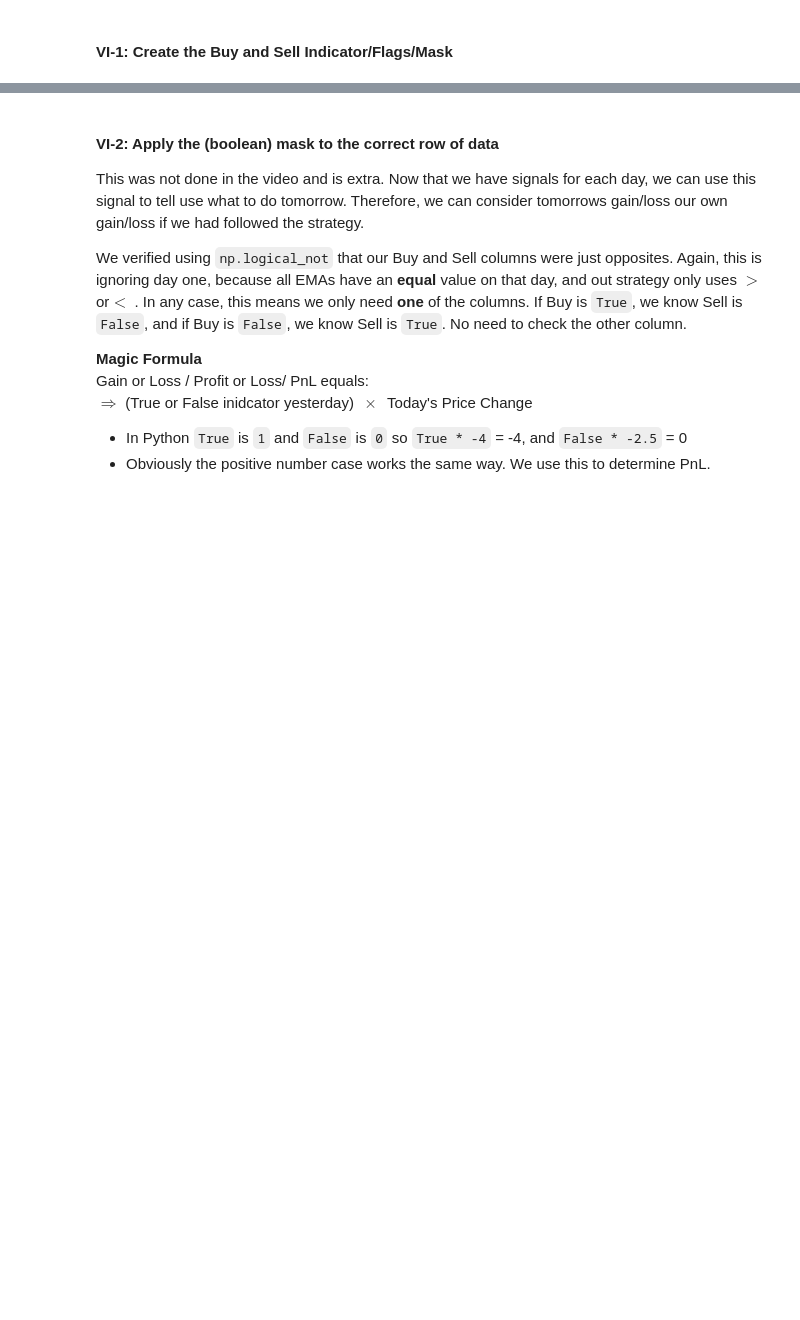
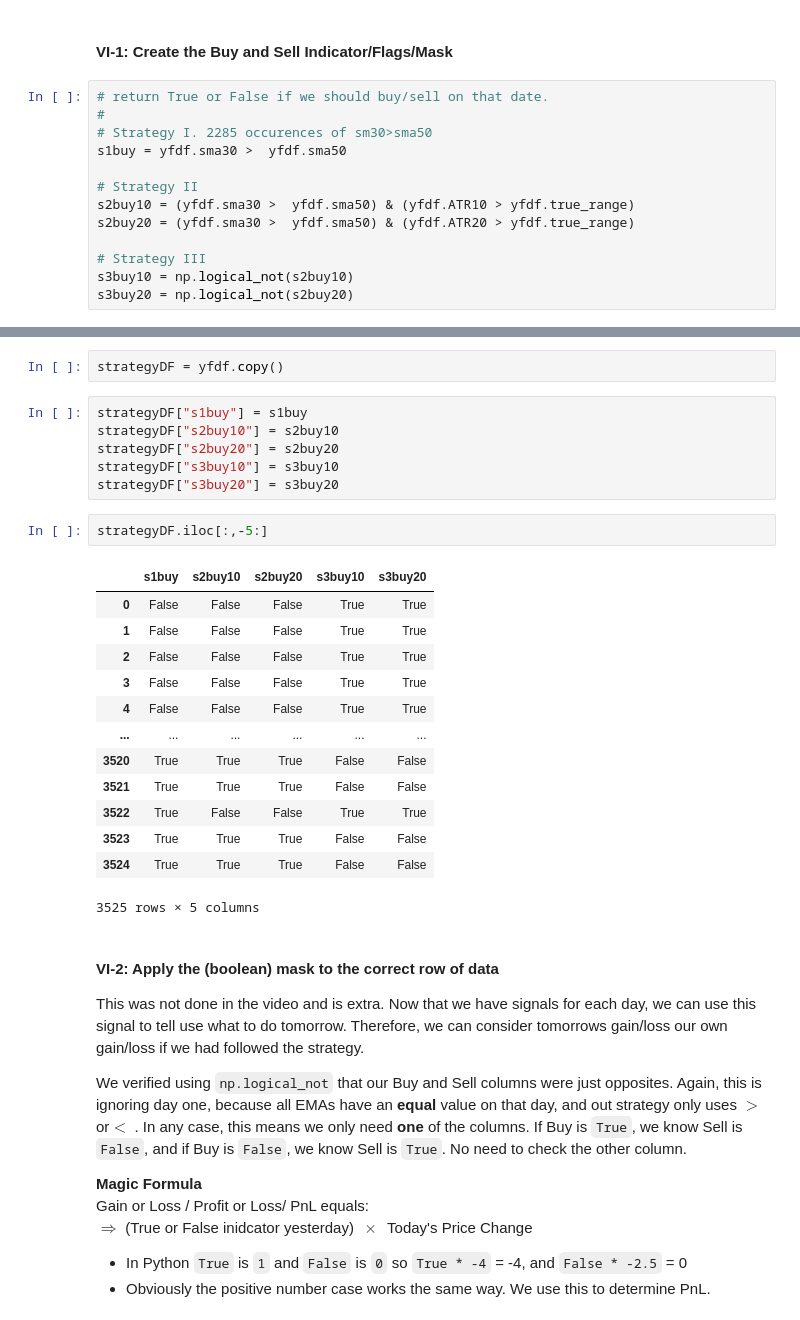
Before and after one commit to QuantVI/rand_various, a Jupyter notebook: wqu_capstone_code/draft_3_functions_and_newdata.ipynb, the cells around one changed output, grey strips where cells are left out. Cells and saved outputs as stored; diff of their text form; blank space fills up the shorter version.

Commit message:
strategy update

```diff
--- a/wqu_capstone_code/draft_3_functions_and_newdata.ipynb
+++ b/wqu_capstone_code/draft_3_functions_and_newdata.ipynb
@@ -441,3 +441,16 @@ Strategy IV: SMA + ATR of ATR
 Strategy V: Buy and Hold
 # %% [markdown]
 #### VI-1: Create the Buy and Sell Indicator/Flags/Mask
+# %%
+# return True or False if we should buy/sell on that date.
+#
+# Strategy I. 2285 occurences of sm30>sma50
+s1buy = yfdf.sma30 >  yfdf.sma50
+
+# Strategy II
+s2buy10 = (yfdf.sma30 >  yfdf.sma50) & (yfdf.ATR10 > yfdf.true_range)
+s2buy20 = (yfdf.sma30 >  yfdf.sma50) & (yfdf.ATR20 > yfdf.true_range)
+
+# Strategy III
+s3buy10 = np.logical_not(s2buy10)
+s3buy20 = np.logical_not(s2buy20)
@@ -444,3 +474,27 @@ Strategy V: Buy and Hold
+# %%
+strategyDF = yfdf.copy()
+# %%
+strategyDF["s1buy"] = s1buy
+strategyDF["s2buy10"] = s2buy10
+strategyDF["s2buy20"] = s2buy20
+strategyDF["s3buy10"] = s3buy10
+strategyDF["s3buy20"] = s3buy20
+# %%
+strategyDF.iloc[:,-5:]
+# %% [output]
+|  | s1buy | s2buy10 | s2buy20 | s3buy10 | s3buy20 |
+| 0 | False | False | False | True | True |
+| 1 | False | False | False | True | True |
+| 2 | False | False | False | True | True |
+| 3 | False | False | False | True | True |
+| 4 | False | False | False | True | True |
+| ... | ... | ... | ... | ... | ... |
+| 3520 | True | True | True | False | False |
+| 3521 | True | True | True | False | False |
+| 3522 | True | False | False | True | True |
+| 3523 | True | True | True | False | False |
+| 3524 | True | True | True | False | False |
+3525 rows × 5 columns
 # %% [markdown]
 #### VI-2:  Apply the (boolean) mask to the correct row of data
 
```
Also changed, not shown: parts of 2 cells of this notebook.
